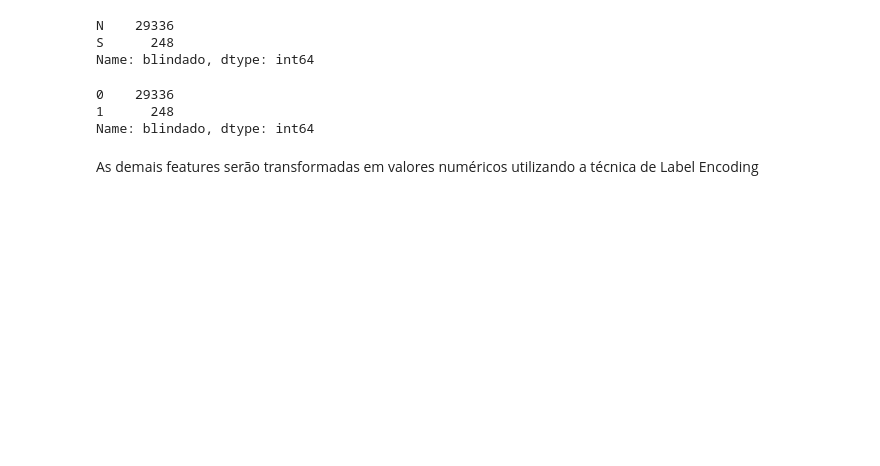
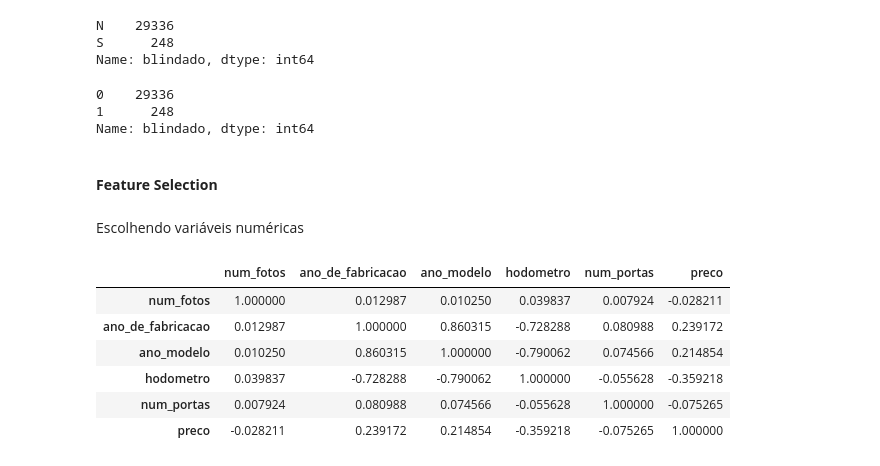
Before and after one commit to gabrieltsferreira/Lighthouse-Desafio-Cientista-de-Dados-2023-9, a Jupyter notebook: LH_CD_GabrielFerreira.ipynb, the cells around one changed output. Cells and saved outputs as stored; diff of their text form; code cells hidden in the pictures; blank space fills up the shorter version.

```diff
--- a/LH_CD_GabrielFerreira.ipynb
+++ b/LH_CD_GabrielFerreira.ipynb
@@ -603,4 +603,18 @@ data_model['blindado'].value_counts()
 1      248
 Name: blindado, dtype: int64
 # %% [markdown]
-As demais features serão transformadas em valores numéricos utilizando a técnica de Label Encoding
+<!-- As demais features serão transformadas em valores numéricos utilizando a técnica de One Hot Encoding -->
+# %% [markdown]
+**Feature Selection**
+# %% [markdown]
+Escolhendo variáveis numéricas
+# %%
+data_model[['num_fotos', 'ano_de_fabricacao', 'ano_modelo', 'hodometro', 'num_portas', 'preco']].corr()
+# %% [output]
+|  | num_fotos | ano_de_fabricacao | ano_modelo | hodometro | num_portas | preco |
+| num_fotos | 1.000000 | 0.012987 | 0.010250 | 0.039837 | 0.007924 | -0.028211 |
+| ano_de_fabricacao | 0.012987 | 1.000000 | 0.860315 | -0.728288 | 0.080988 | 0.239172 |
+| ano_modelo | 0.010250 | 0.860315 | 1.000000 | -0.790062 | 0.074566 | 0.214854 |
+| hodometro | 0.039837 | -0.728288 | -0.790062 | 1.000000 | -0.055628 | -0.359218 |
+| num_portas | 0.007924 | 0.080988 | 0.074566 | -0.055628 | 1.000000 | -0.075265 |
+| preco | -0.028211 | 0.239172 | 0.214854 | -0.359218 | -0.075265 | 1.000000 |
```
Also changed, not shown: parts of 21 cells of this notebook.
